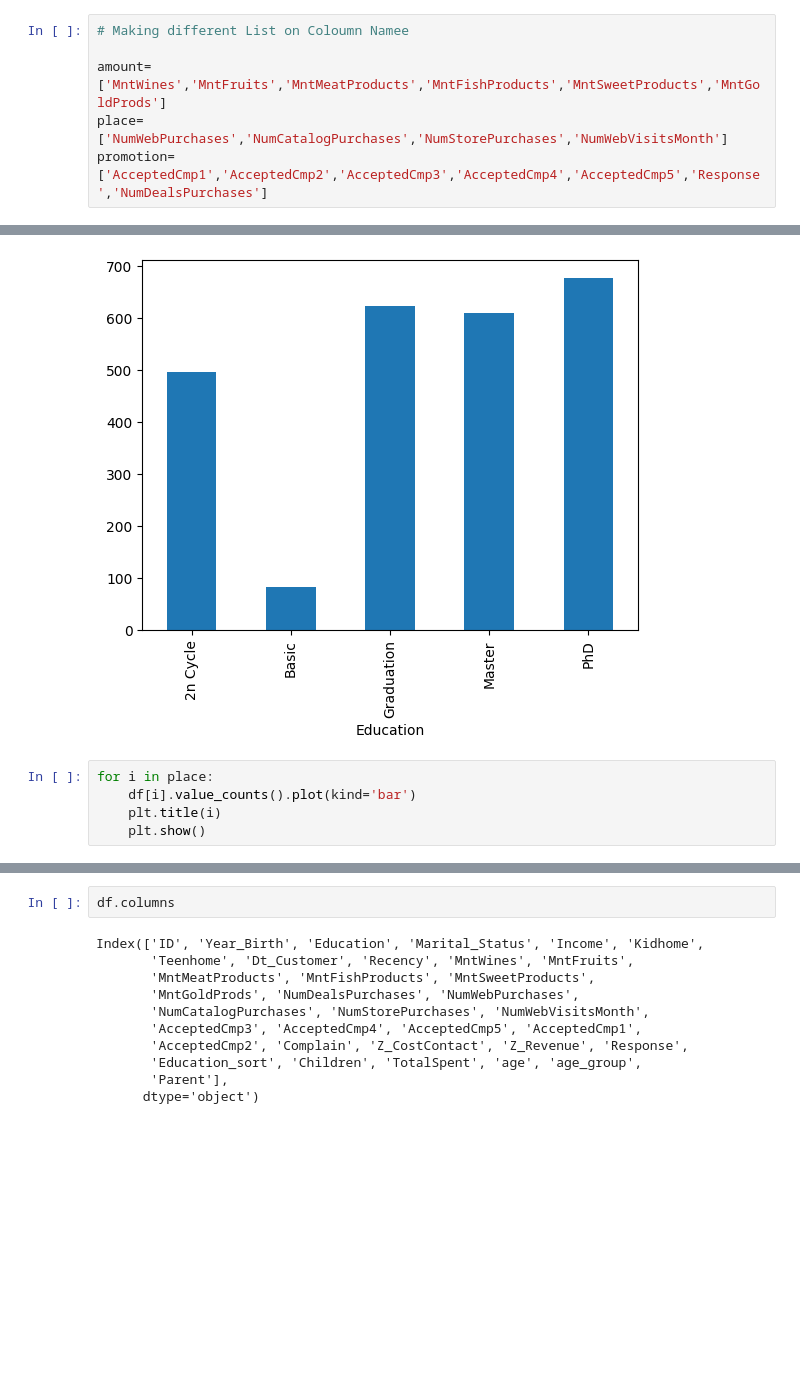
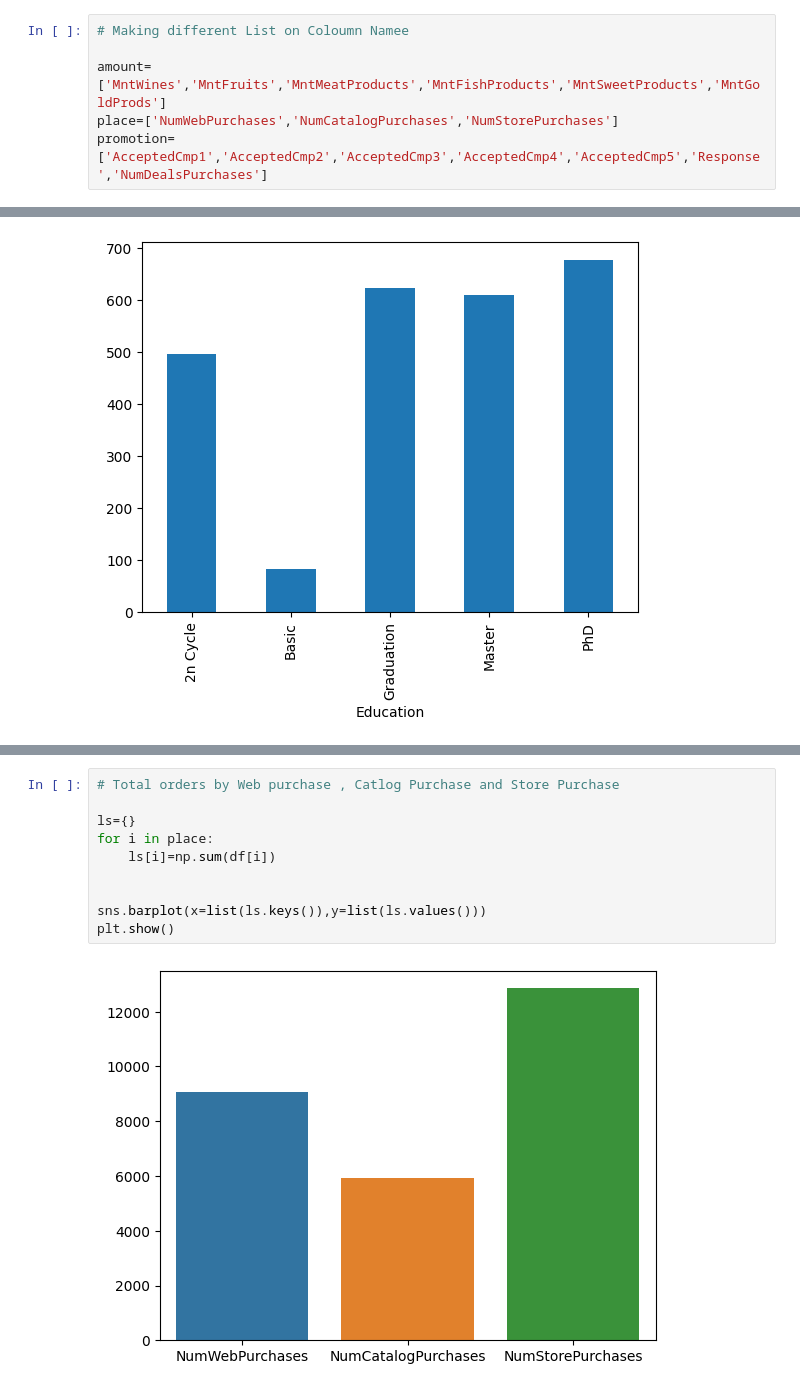
Before and after one commit to umangagarwal08/Customer-Personality-Analysis, a Jupyter notebook: main.ipynb, the cells around one changed output, grey strips where cells are left out. Cells and saved outputs as stored; diff of their text form; blank space fills up the shorter version.

```diff
--- a/main.ipynb
+++ b/main.ipynb
@@ -75,7 +75,7 @@ df.head(3)
 # Making different List on Coloumn Namee
 
 amount=['MntWines','MntFruits','MntMeatProducts','MntFishProducts','MntSweetProducts','MntGoldProds']
-place=['NumWebPurchases','NumCatalogPurchases','NumStorePurchases','NumWebVisitsMonth']
+place=['NumWebPurchases','NumCatalogPurchases','NumStorePurchases']
 promotion=['AcceptedCmp1','AcceptedCmp2','AcceptedCmp3','AcceptedCmp4','AcceptedCmp5','Response','NumDealsPurchases']
 # %%
 # Preprocess the Marital Status
@@ -186,8 +186,3 @@ df.groupby('Education')['TotalSpent'].mean().plot(kind='bar')
 plt.show()
 # %% [output]
 [figure]
-# %%
-for i in place:
-    df[i].value_counts().plot(kind='bar')
-    plt.title(i)
-    plt.show()
@@ -199,13 +189,12 @@ for i in place:
-# %%
-df.columns
-# %% [output]
-Index(['ID', 'Year_Birth', 'Education', 'Marital_Status', 'Income', 'Kidhome',
-       'Teenhome', 'Dt_Customer', 'Recency', 'MntWines', 'MntFruits',
-       'MntMeatProducts', 'MntFishProducts', 'MntSweetProducts',
-       'MntGoldProds', 'NumDealsPurchases', 'NumWebPurchases',
-       'NumCatalogPurchases', 'NumStorePurchases', 'NumWebVisitsMonth',
-       'AcceptedCmp3', 'AcceptedCmp4', 'AcceptedCmp5', 'AcceptedCmp1',
-       'AcceptedCmp2', 'Complain', 'Z_CostContact', 'Z_Revenue', 'Response',
-       'Education_sort', 'Children', 'TotalSpent', 'age', 'age_group',
-       'Parent'],
-      dtype='object')
+# %%
+# Total orders by Web purchase , Catlog Purchase and Store Purchase
+
+ls={}
+for i in place:
+    ls[i]=np.sum(df[i])
+
+
+sns.barplot(x=list(ls.keys()),y=list(ls.values()))
+plt.show()
+# %% [output]
+[figure, added]
```
Also changed, not shown: parts of 6 cells of this notebook.
